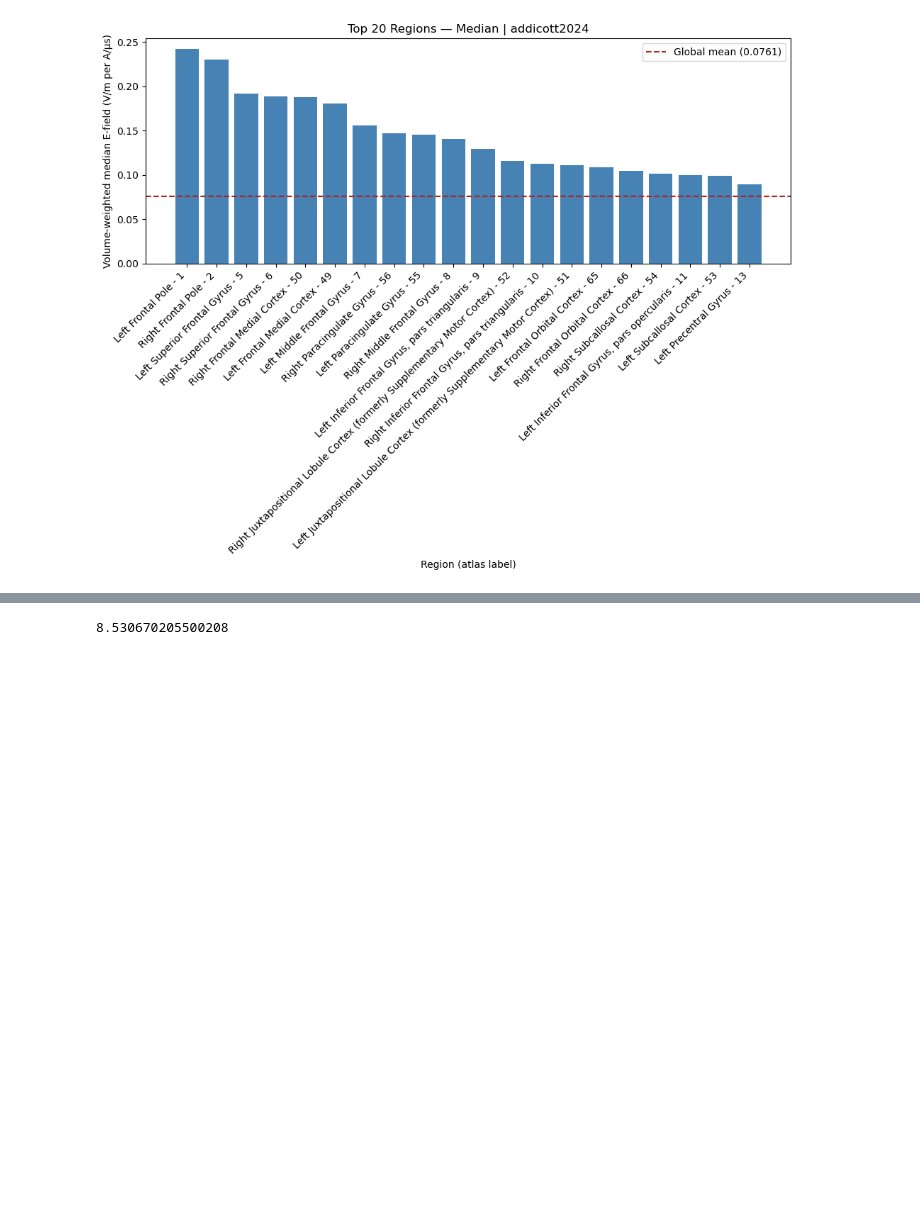
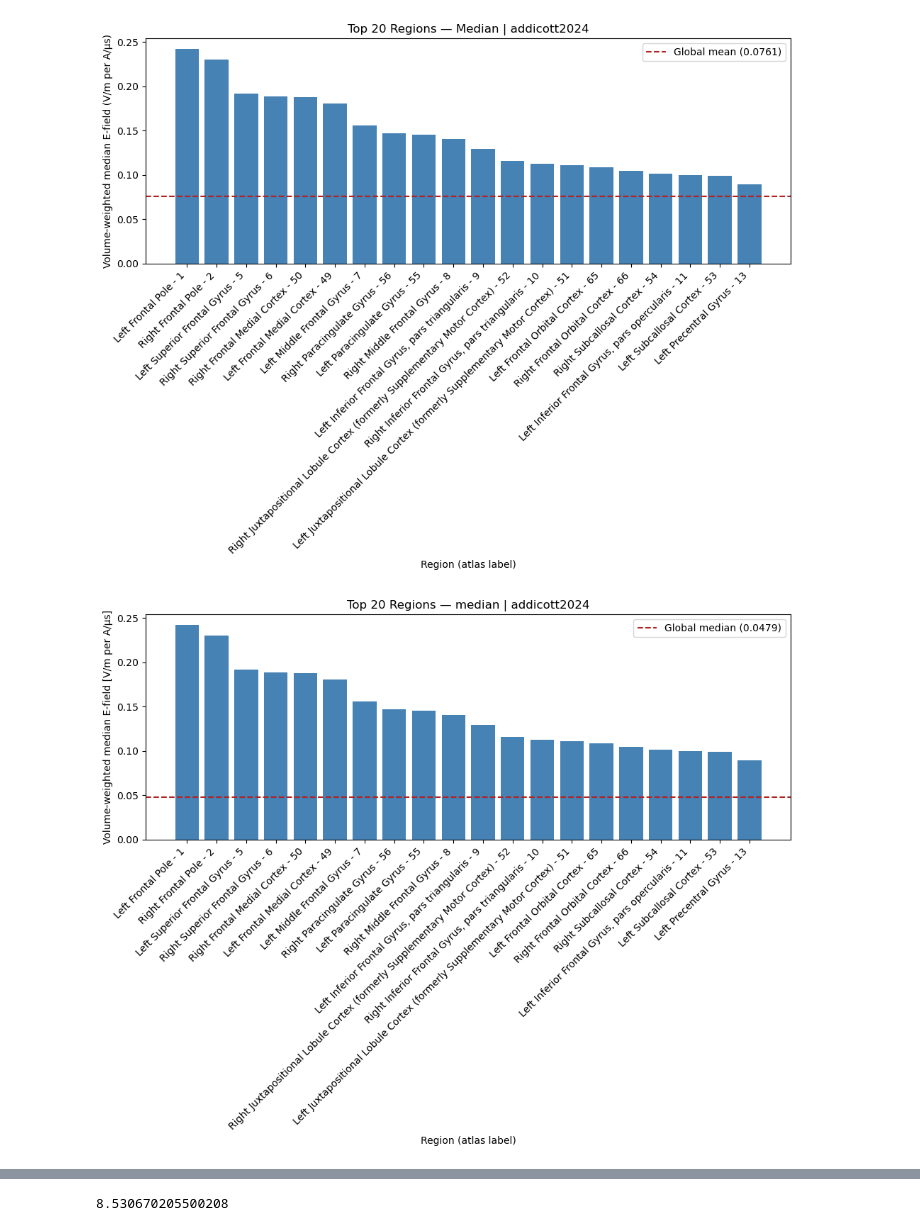
Before and after one commit to BastienBedard/SimNIBS_edits_2026, a Jupyter notebook: analysis/graph_TMS.ipynb, the cells around one changed output, grey strips where cells are left out. Cells and saved outputs as stored; diff of their text form; code cells hidden in the pictures; blank space fills up the shorter version.

Commit message:
Update graph pour générer les figure plus facilement

```diff
--- a/analysis/graph_TMS.ipynb
+++ b/analysis/graph_TMS.ipynb
@@ -265,4 +285,16 @@ plt.tight_layout()
 plt.show()
 # %% [output]
 [figure]
+# %%
+# ──— Volume-weighted median by region ────────────────────────────────
+fig, ax = histogram_metric(
+            protocole=p,
+            metric="median",
+            n=20,
+            color="steelblue",
+            ylabel="Volume-weighted median E-field [V/m per A/µs]",
+            show_global=True,
+        )
+# %% [output]
+[figure, added]
 # %%
```
Also changed, not shown: parts of 24 cells of this notebook, 1 other file.
